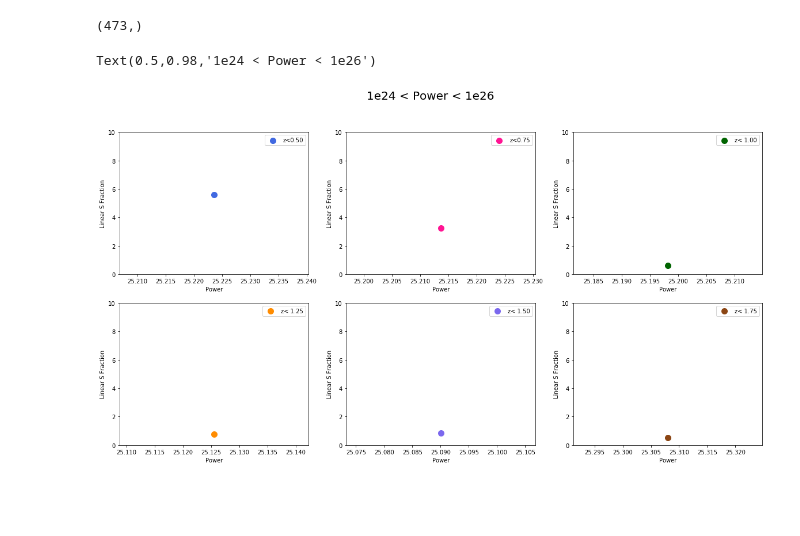
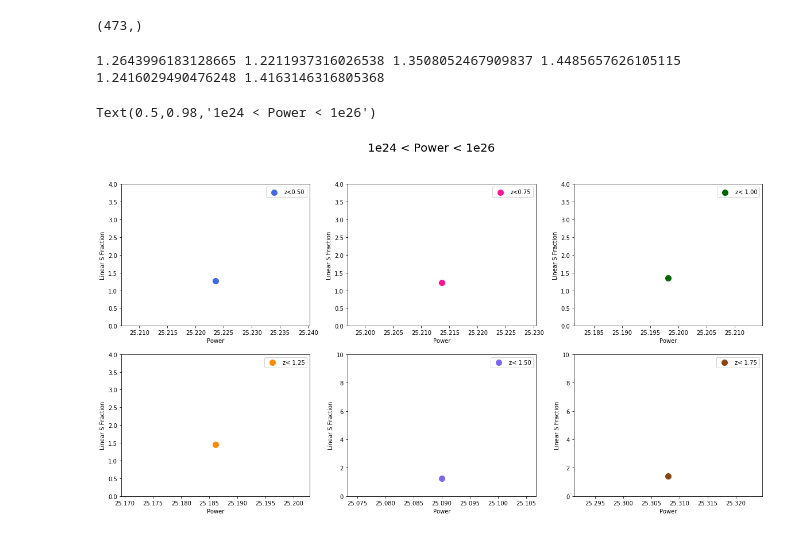
Before and after one commit to gfabj/Oxford-Research, a Jupyter notebook: Python/Linear_Size.ipynb, the cells around one changed output. Cells and saved outputs as stored; diff of their text form; code cells hidden in the pictures; blank space fills up the shorter version.

```diff
--- a/Python/Linear_Size.ipynb
+++ b/Python/Linear_Size.ipynb
@@ -483,6 +275,15 @@ pz3 = np.vstack((p3,z3)).T
 Binselect(L_low_f,1e28,1e30).shape
 # %% [output]
 (473,)
+# %%
+print(Median(bin1_rg,Z_rg1,0.25,0.50)/Median(bin1_qso,Z_qso1,0.25,0.50),
+     Median(bin1_rg,Z_rg1,0.50,0.75)/Median(bin1_qso,Z_qso1,0.50,0.75),
+     Median(bin1_rg,Z_rg1,0.75,1.00)/Median(bin1_qso,Z_qso1,0.75,1.00),
+     Median(bin1_rg,Z_rg1,1.00,1.25)/Median(bin1_qso,Z_qso1,1.00,1.25),
+     Median(bin1_rg,Z_rg1,1.25,1.50)/Median(bin1_qso,Z_qso1,1.25,1.50),
+     Median(bin1_rg,Z_rg1,1.5,1.75)/Median(bin1_qso,Z_qso1,1.5,1.75))
+# %% [output]
+1.2643996183128665 1.2211937316026538 1.3508052467909837 1.4485657626105115 1.2416029490476248 1.4163146316805368
 # %%
 f = plt.figure(figsize=(20,10))
 ax1 = f.add_subplot(231)
@@ -493,43 +294,43 @@ ax5 = f.add_subplot(235)
 ax6 =  f.add_subplot(236)
 
 
-ax1.scatter(np.log10(1.673305612552026e+25),5.5840629750968604, c='royalblue',s = 100,label='z<0.50')
+ax1.scatter(np.log10(1.673305612552026e+25),1.2643996183128665, c='royalblue',s = 100,label='z<0.50')
 ax1.legend()
 ax1.set_xlabel('Power')
 ax1.set_ylabel('Linear S Fraction')
-ax1.set_ylim(0,10)
+ax1.set_ylim(0,4)
 
-ax2.scatter(np.log10(1.6355087347535477e+25),3.259636633124914, c='deeppink',s = 100, label='z<0.75')
+ax2.scatter(np.log10(1.6355087347535477e+25),1.2211937316026538, c='deeppink',s = 100, label='z<0.75')
 ax2.set_xlabel('Power')
 ax2.set_ylabel('Linear S Fraction')
-ax2.set_ylim(0,10)
+ax2.set_ylim(0,4)
 ax2.legend()
 
-ax3.scatter(np.log10(1.578221605744241e+25),0.6348409901261115, c='darkgreen',s=100,label='z< 1.00')
+ax3.scatter(np.log10(1.578221605744241e+25),1.3508052467909837, c='darkgreen',s=100,label='z< 1.00')
 ax3.set_xlabel('Power')
 ax3.set_ylabel('Linear S Fraction')
-ax3.set_ylim(0,10)
+ax3.set_ylim(0,4)
 ax3.legend()
 
-ax4.scatter(np.log10(1.3351084562736022e+25),0.758932272791565, s = 100, c = 'darkorange', label = 'z< 1.25')
-ax4.set_ylim(0,10)
+ax4.scatter(np.log10(1.5351084562736022e+25),1.4485657626105115, s = 100, c = 'darkorange', label = 'z< 1.25')
+ax4.set_ylim(0,4)
 ax4.set_xlabel('Power')
 ax4.set_ylabel('Linear S Fraction')
 ax4.legend(loc=1)
 
-ax5.scatter(np.log10(1.2303887393650335e+25),0.8552331397856036, s = 100,c='mediumslateblue',label='z< 1.50')
+ax5.scatter(np.log10(1.2303887393650335e+25),1.2416029490476248, s = 100,c='mediumslateblue',label='z< 1.50')
 ax5.set_xlabel('Power')
 ax5.set_ylabel('Linear S Fraction')
 ax5.set_ylim(0,10)
 ax5.legend(loc=1)
 
-ax6.scatter(np.log10(2.032265728777818e+25),0.5316802766535258,s =100, c='saddlebrown',label='z< 1.75')
+ax6.scatter(np.log10(2.032265728777818e+25),1.4163146316805368,s =100, c='saddlebrown',label='z< 1.75')
 ax6.set_xlabel('Power')
 ax6.set_ylabel('Linear S Fraction')
 ax6.set_ylim(0,10)
 ax6.legend()
 
 plt.suptitle('1e24 < Power < 1e26', fontsize=20)
 # %% [output]
 Text(0.5,0.98,'1e24 < Power < 1e26')
-[figure, old version]
+[figure, new version]
```
Also changed, not shown: parts of 24 cells of this notebook.
